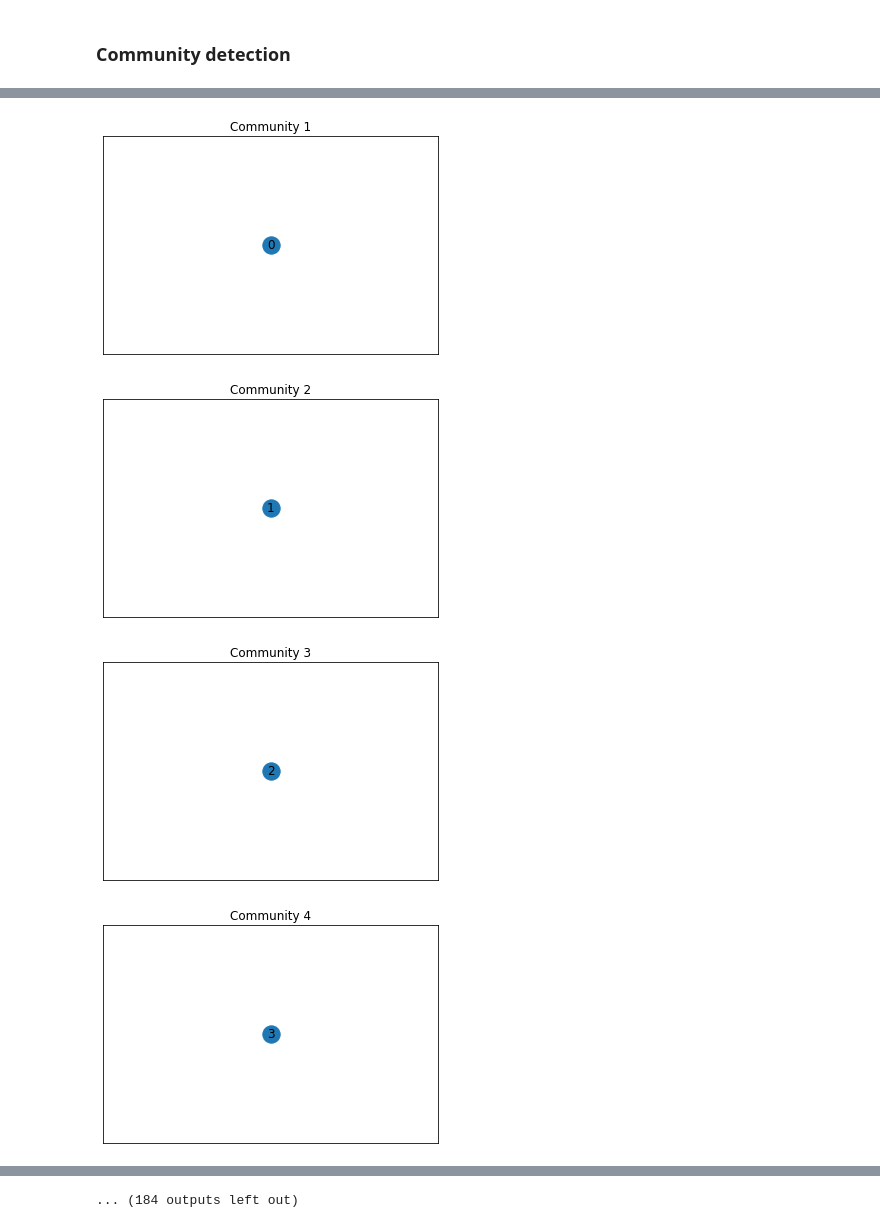
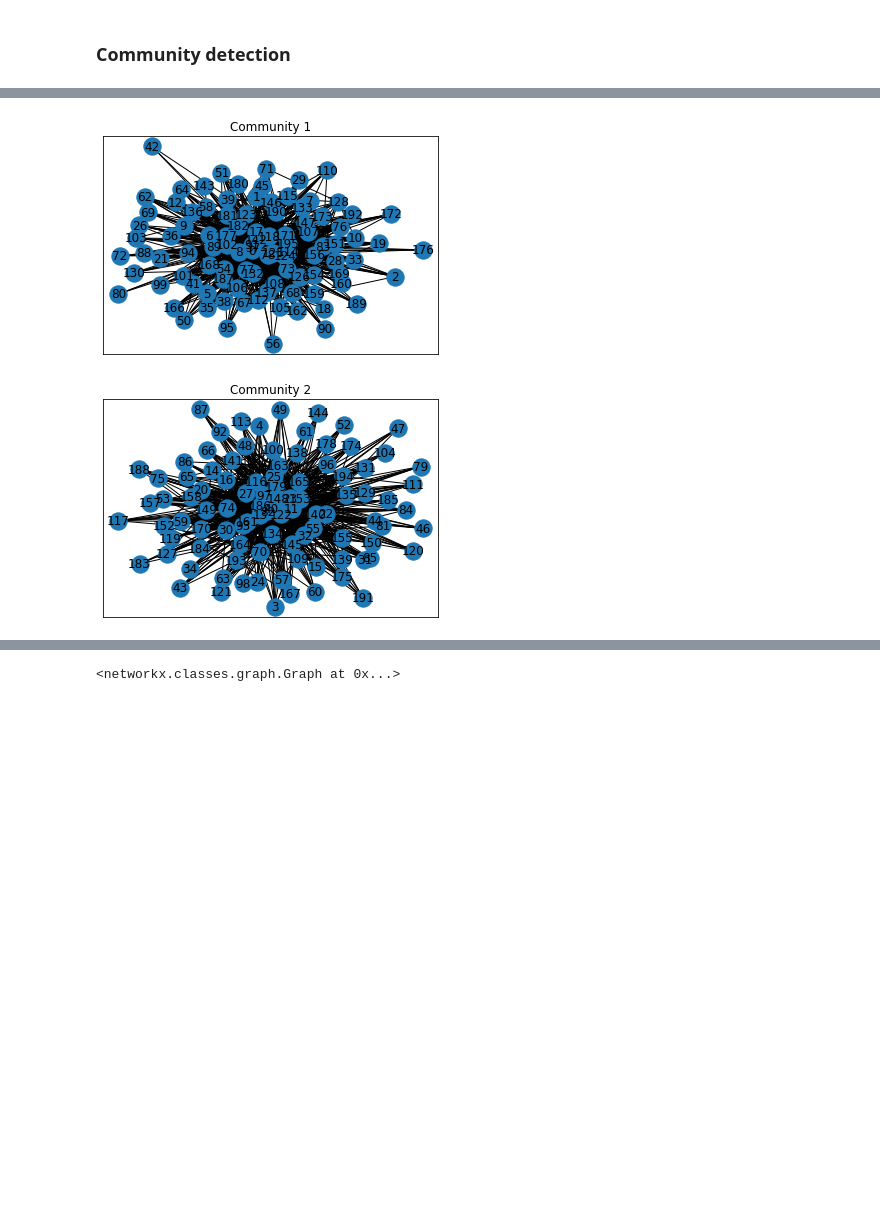
Before and after one commit to bisyee/NeurologicalDisordersAnalysis, a Jupyter notebook: Untitled12.ipynb, the cells around one changed output, grey strips where cells are left out. Saved outputs shown, nothing was run; the diff lists cells and outputs as text; code cells hidden in the pictures; blank space fills up the shorter version.

```diff
--- a/Untitled12.ipynb
+++ b/Untitled12.ipynb
@@ -472,13 +472,12 @@ partial_corr_df = pd.DataFrame(partial_corr_matrix, index=corr_matrix.index, col
 # Threshold
 # %%
 # Thresholding parameters
-threshold_value1 = 5.0 # Set the threshold value as per your requirement
+threshold_value1 = 4.0 # Set the threshold value as per your requirement
 threshold_value2 = 0.3
 # %%
-
 # Thresholding the correlation matrix
 adjacency_matrix = np.where(np.abs(partial_corr_df) >= threshold_value1, 1, 0)  # Binary adjacency matrix
-weighted_adjacency_matrix = np.where(np.abs(partial_corr_df) >= threshold_value1, partial_corr_df, 0)  # Weighted adjacency matrix
+weighted_adjacency_matrix = np.where(np.abs(partial_corr_df) >= threshold_value1, np.abs(partial_corr_df), 0)  # Weighted adjacency matrix
 # %%
 
 # Thresholding the correlation matrix
@@ -616,27 +661,29 @@ plt.show()
 # %%
+import networkx as nx
+import community
+import matplotlib.pyplot as plt
+
 # Perform community detection using the Louvain algorithm
-communities1 = community.greedy_modularity_communities(graph)
+partition = community.best_partition(graph)
+
+# Create a dictionary of nodes and their corresponding community IDs
 communities = {}
-for i, comm in enumerate(communities1):
-    for node in comm:
-        communities[node] = i
-
+for node, comm_id in partition.items():
+    communities[node] = comm_id
 
 # Create a subgraph for each community
 community_subgraphs = []
-for community in set(communities.values()):
-    nodes_in_community = [node for node, comm in communities.items() if comm == community]
+for community_id in set(communities.values()):
+    nodes_in_community = [node for node, comm_id in communities.items() if comm_id == community_id]
     community_subgraph = graph.subgraph(nodes_in_community)
     community_subgraphs.append(community_subgraph)
 
 # Visualize each community subgraph
 for i, subgraph in enumerate(community_subgraphs):
     pos = nx.spring_layout(subgraph)  # Layout for node positions
     nx.draw_networkx(subgraph, pos)
     plt.title(f"Community {i+1}")
     plt.show()
 # %% [output]
-[figure, old version]
+[figure, new version]
-[figure, old version]
+[figure, new version]
-[figure, removed]
-[figure, removed]
@@ -651,4 +690,7 @@ for i, subgraph in enumerate(community_subgraphs):
-... (184 outputs left out)
+# %%
+graph
+# %% [output]
+<networkx.classes.graph.Graph at 0x...>
 # %%
 #Statistics
 # %%
```
Also changed, not shown: parts of 13 cells of this notebook.
